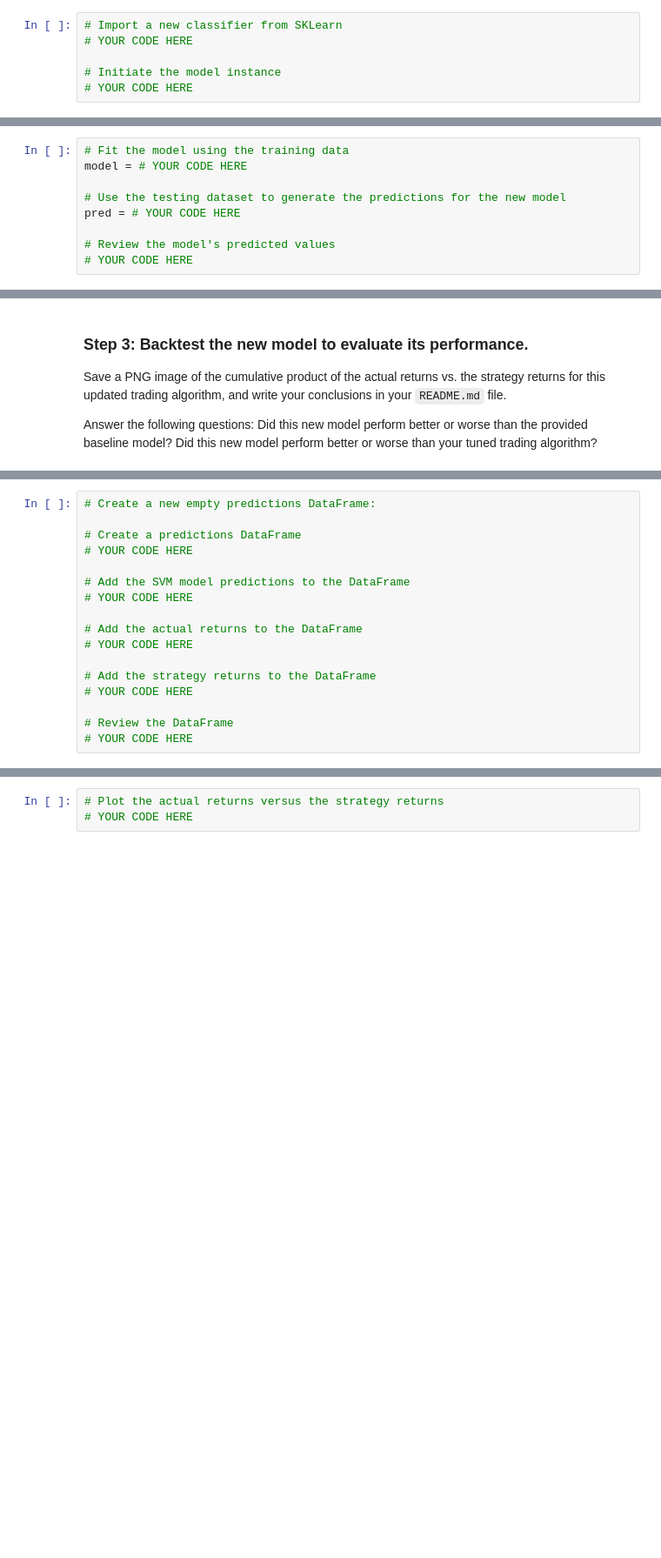
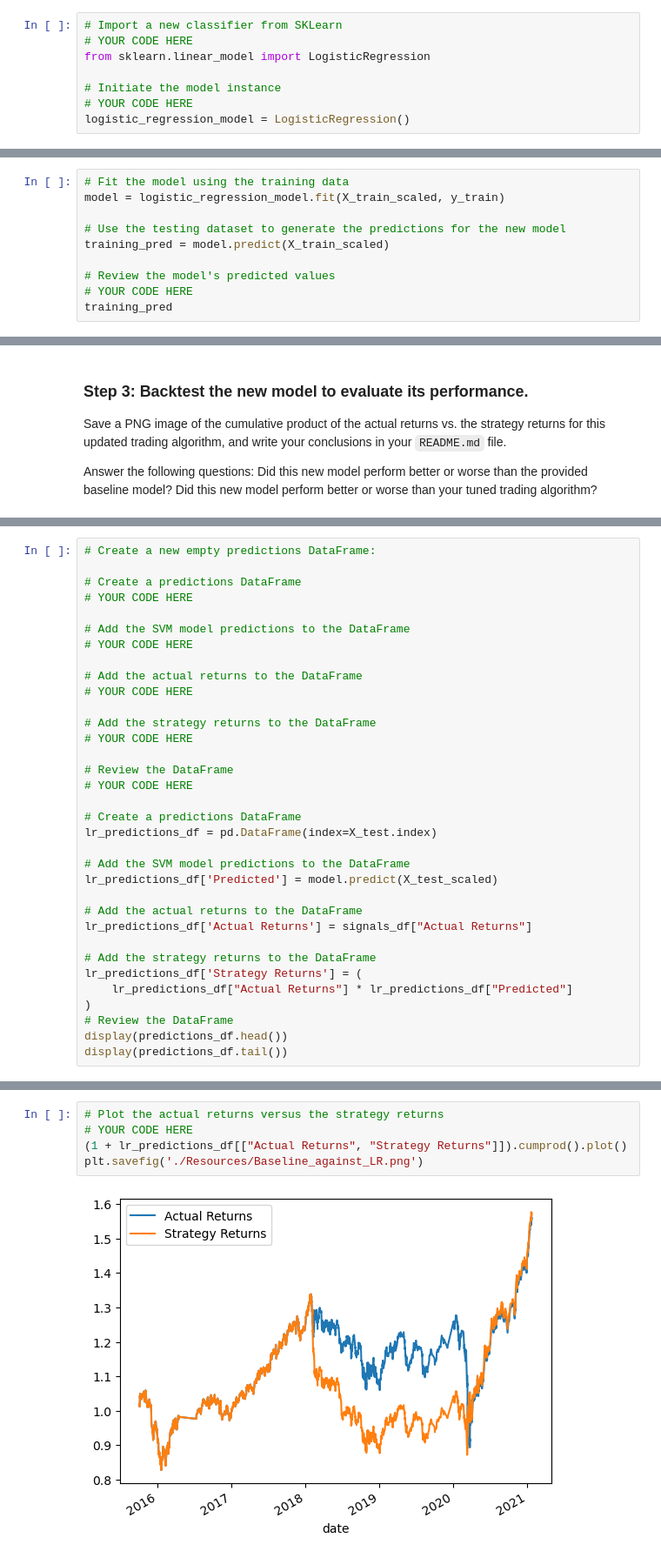
Before and after one commit to apakuki/FinTechBC-Homework-Unit14, a Jupyter notebook: Starter_Code/machine_learning_trading_bot.ipynb, the cells around one changed output, grey strips where cells are left out. Shown at 87% size. Cells and saved outputs as stored; diff of their text form; blank space fills up the shorter version.

```diff
--- a/Starter_Code/machine_learning_trading_bot.ipynb
+++ b/Starter_Code/machine_learning_trading_bot.ipynb
@@ -427,17 +427,20 @@ In this section, you’ll use the original parameters that the starter code prov
 # %%
 # Import a new classifier from SKLearn
 # YOUR CODE HERE
+from sklearn.linear_model import LogisticRegression
 
 # Initiate the model instance
 # YOUR CODE HERE
+logistic_regression_model = LogisticRegression()
 # %% [markdown]
 ### Step 2: Using the original training data as the baseline model, fit another model with the new classifier.
 # %%
 # Fit the model using the training data
-model = # YOUR CODE HERE
+model = logistic_regression_model.fit(X_train_scaled, y_train)
 
 # Use the testing dataset to generate the predictions for the new model
-pred = # YOUR CODE HERE
+training_pred = model.predict(X_train_scaled)
 
 # Review the model's predicted values
 # YOUR CODE HERE
+training_pred
@@ -472,3 +504,20 @@ Did this new model perform better or worse than your tuned trading algorithm?
 
 # Review the DataFrame
 # YOUR CODE HERE
+
+# Create a predictions DataFrame
+lr_predictions_df = pd.DataFrame(index=X_test.index)
+
+# Add the SVM model predictions to the DataFrame
+lr_predictions_df['Predicted'] = model.predict(X_test_scaled)
+
+# Add the actual returns to the DataFrame
+lr_predictions_df['Actual Returns'] = signals_df["Actual Returns"]
+
+# Add the strategy returns to the DataFrame
+lr_predictions_df['Strategy Returns'] = (
+    lr_predictions_df["Actual Returns"] * lr_predictions_df["Predicted"]
+)
+# Review the DataFrame
+display(predictions_df.head())
+display(predictions_df.tail())
@@ -475,3 +539,7 @@ Did this new model perform better or worse than your tuned trading algorithm?
 # %%
 # Plot the actual returns versus the strategy returns
 # YOUR CODE HERE
+(1 + lr_predictions_df[["Actual Returns", "Strategy Returns"]]).cumprod().plot()
+plt.savefig('./Resources/Baseline_against_LR.png')
+# %% [output]
+[figure, added]
```
Also changed, not shown: parts of 17 cells of this notebook, 1 other file.
